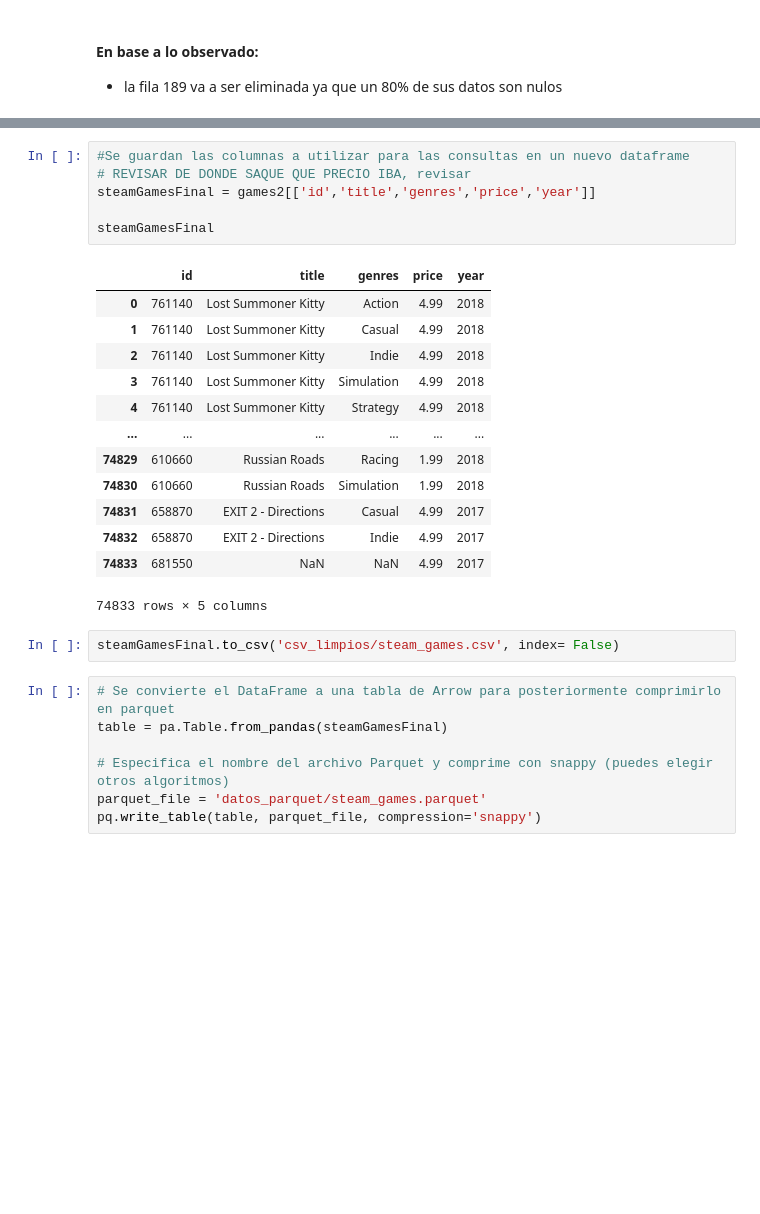
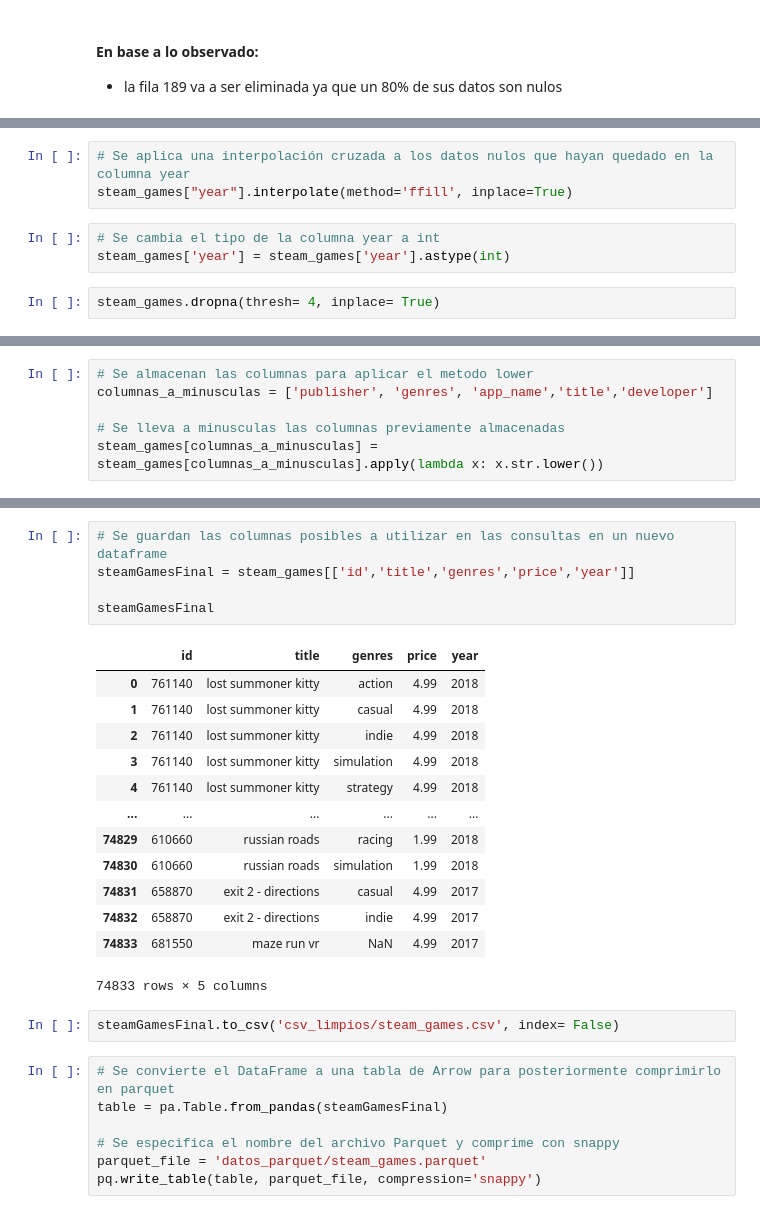
Before and after one commit to LeandroHerner/PI_01, a Jupyter notebook: limpieza_Steam_Games.ipynb, the cells around one changed output, grey strips where cells are left out. Drawn from its saved outputs; the diff is of its cells as text; blank space fills up the shorter version.

```diff
--- a/limpieza_Steam_Games.ipynb
+++ b/limpieza_Steam_Games.ipynb
@@ -125 +182,9 @@ games2["price"] = games2["price"].fillna(0)
+# %%
+# Se aplica una interpolación cruzada a los datos nulos que hayan quedado en la columna year
+steam_games["year"].interpolate(method='ffill', inplace=True)
+# %%
+# Se cambia el tipo de la columna year a int
+steam_games['year'] = steam_games['year'].astype(int)
+# %%
+steam_games.dropna(thresh= 4, inplace= True)
 # %%
@@ -167,3 +223,9 @@ id              0.000000
 developer       0.046477
 year            0.000000
 dtype: float64
+# %%
+# Se almacenan las columnas para aplicar el metodo lower
+columnas_a_minusculas = ['publisher', 'genres', 'app_name','title','developer']
+
+# Se lleva a minusculas las columnas previamente almacenadas
+steam_games[columnas_a_minusculas] = steam_games[columnas_a_minusculas].apply(lambda x: x.str.lower())
@@ -170,22 +248,21 @@ dtype: float64
 # %%
-#Se guardan las columnas a utilizar para las consultas en un nuevo dataframe
-# REVISAR DE DONDE SAQUE QUE PRECIO IBA, revisar
-steamGamesFinal = games2[['id','title','genres','price','year']]
+# Se guardan las columnas posibles a utilizar en las consultas en un nuevo dataframe
+steamGamesFinal = steam_games[['id','title','genres','price','year']]
 
 steamGamesFinal
 # %% [output]
 |  | id | title | genres | price | year |
-| 0 | 761140 | Lost Summoner Kitty | Action | 4.99 | 2018 |
-| 1 | 761140 | Lost Summoner Kitty | Casual | 4.99 | 2018 |
-| 2 | 761140 | Lost Summoner Kitty | Indie | 4.99 | 2018 |
-| 3 | 761140 | Lost Summoner Kitty | Simulation | 4.99 | 2018 |
-| 4 | 761140 | Lost Summoner Kitty | Strategy | 4.99 | 2018 |
+| 0 | 761140 | lost summoner kitty | action | 4.99 | 2018 |
+| 1 | 761140 | lost summoner kitty | casual | 4.99 | 2018 |
+| 2 | 761140 | lost summoner kitty | indie | 4.99 | 2018 |
+| 3 | 761140 | lost summoner kitty | simulation | 4.99 | 2018 |
+| 4 | 761140 | lost summoner kitty | strategy | 4.99 | 2018 |
 | ... | ... | ... | ... | ... | ... |
-| 74829 | 610660 | Russian Roads | Racing | 1.99 | 2018 |
-| 74830 | 610660 | Russian Roads | Simulation | 1.99 | 2018 |
-| 74831 | 658870 | EXIT 2 - Directions | Casual | 4.99 | 2017 |
-| 74832 | 658870 | EXIT 2 - Directions | Indie | 4.99 | 2017 |
-| 74833 | 681550 | NaN | NaN | 4.99 | 2017 |
+| 74829 | 610660 | russian roads | racing | 1.99 | 2018 |
+| 74830 | 610660 | russian roads | simulation | 1.99 | 2018 |
+| 74831 | 658870 | exit 2 - directions | casual | 4.99 | 2017 |
+| 74832 | 658870 | exit 2 - directions | indie | 4.99 | 2017 |
+| 74833 | 681550 | maze run vr | NaN | 4.99 | 2017 |
 74833 rows × 5 columns
 # %%
 steamGamesFinal.to_csv('csv_limpios/steam_games.csv', index= False)
@@ -193,6 +270,6 @@ steamGamesFinal.to_csv('csv_limpios/steam_games.csv', index= False)
 # Se convierte el DataFrame a una tabla de Arrow para posteriormente comprimirlo en parquet
 table = pa.Table.from_pandas(steamGamesFinal)
 
-# Especifica el nombre del archivo Parquet y comprime con snappy (puedes elegir otros algoritmos)
+# Se especifica el nombre del archivo Parquet y comprime con snappy
 parquet_file = 'datos_parquet/steam_games.parquet'
 pq.write_table(table, parquet_file, compression='snappy')
```
Also changed, not shown: parts of 23 cells of this notebook, 7 other files.
